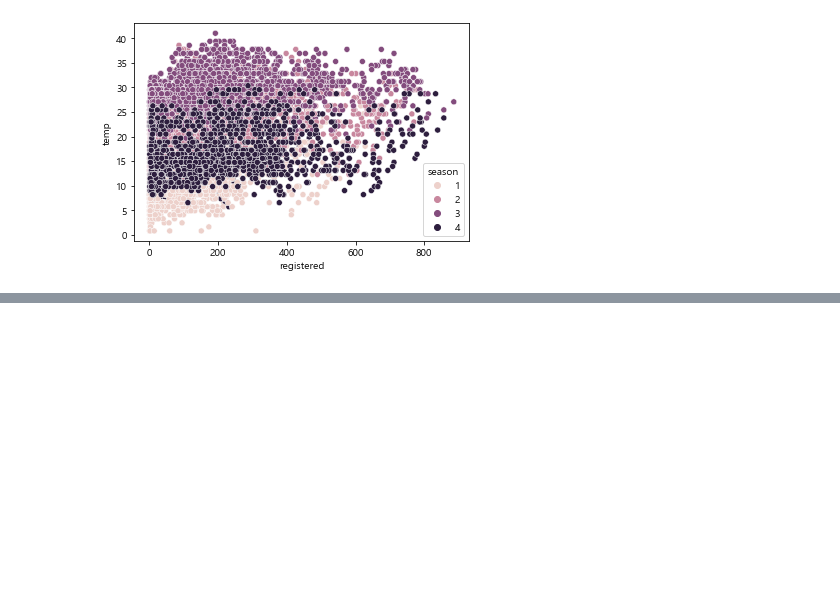
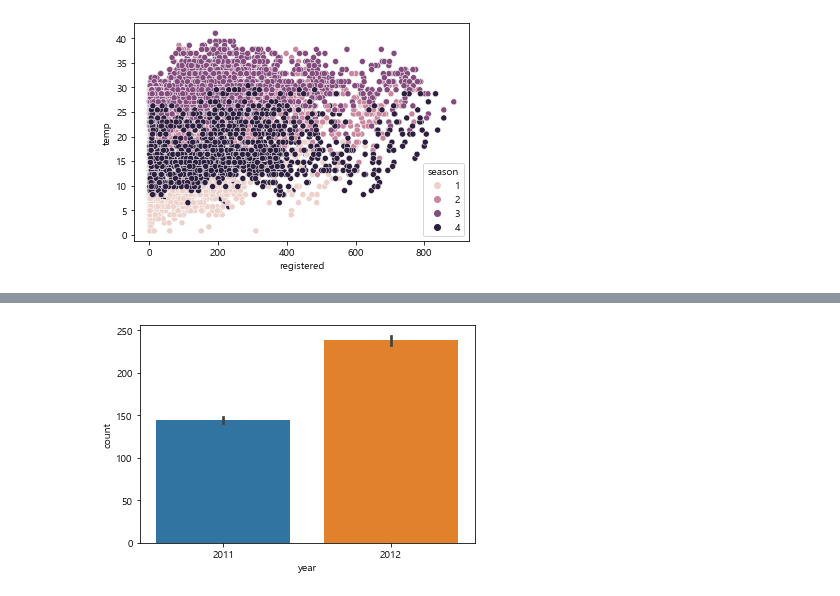
Before and after one commit to pillz9408/python, a Jupyter notebook: DataVisualize/seabornEx.ipynb, the cells around one changed output, grey strips where cells are left out. Cells and saved outputs as stored; diff of their text form; code cells hidden in the pictures; blank space fills up the shorter version.

```diff
--- a/DataVisualize/seabornEx.ipynb
+++ b/DataVisualize/seabornEx.ipynb
@@ -211,3 +211,6 @@ sns.scatterplot(data=bike,x='registered',y='temp',hue='season')
 plt.show()
 # %% [output]
 [figure]
+# %%
+# Datetime을 날짜로 인식
+bike['datetime']=pd.to_datetime(bike['datetime'])
@@ -213,0 +246,10 @@ plt.show()
+# %%
+# datetime 을 연,월,일,시,분,초로 나눠보자.
+bike['year'] = bike['datetime'].dt.year
+bike['month'] = bike['datetime'].dt.month
+bike['day'] = bike['datetime'].dt.day
+bike['hour'] = bike['datetime'].dt.hour
+# %%
+# dayofweek 는 요일을 가져오는 명령어
+# 월(0)~일(6)
+bike['dayofweek'] = bike['datetime'].dt.dayofweek
@@ -213,0 +270,5 @@ plt.show()
+# %%
+sns.barplot(data=bike,x='year',y='count')
+plt.show()
+# %% [output]
+[figure, added]
```
Also changed, not shown: parts of 22 cells of this notebook, 3 other files.
